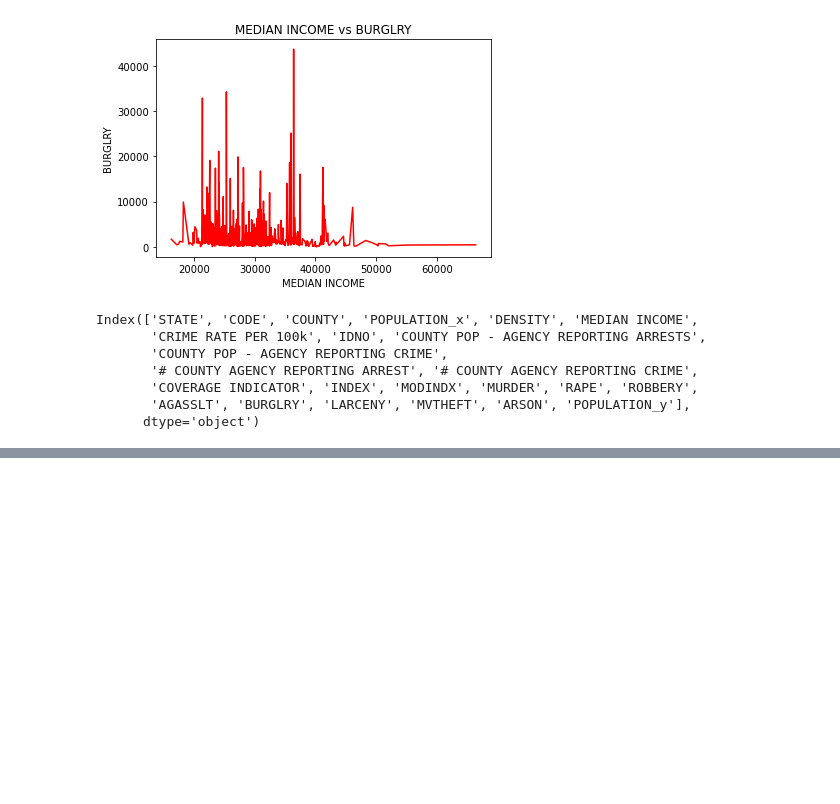
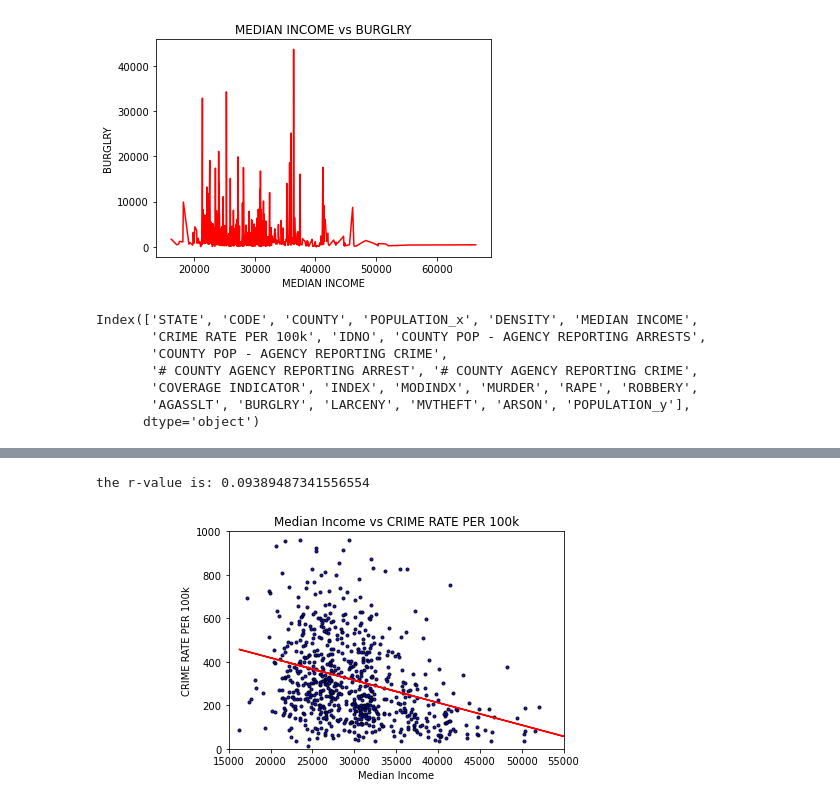
Before and after one commit to melindaeudy/Project_1, a Jupyter notebook: Project_1.ipynb, the cells around one changed output, grey strips where cells are left out. Cells and saved outputs as stored; diff of their text form; code cells hidden in the pictures; blank space fills up the shorter version.

```diff
--- a/Project_1.ipynb
+++ b/Project_1.ipynb
@@ -400,0 +414,26 @@ the r-value is: 0.21533609293507414
+# %%
+x_values = merged_Crime_df["MEDIAN INCOME"]
+y_values = merged_Crime_df["CRIME RATE PER 100k"]
+
+(slope, intercept, rvalue, pvalue, stderr) = linregress(x_values, y_values)
+regress_values = x_values * slope + intercept
+
+line_eq = "y = " + str(round(slope,2)) + "x + " + str(round(intercept,2))
+
+plt.scatter(x_values, y_values, marker=".", facecolors="blue", edgecolors="black", alpha=0.90)
+
+plt.plot(x_values,regress_values,"r-")
+
+plt.annotate(line_eq,(0, 0), fontsize=15,color="red")
+
+plt.title("Median Income vs CRIME RATE PER 100k")
+plt.xlabel("Median Income")
+plt.ylabel("CRIME RATE PER 100k")
+
+plt.xlim(15000, 55000)
+plt.ylim(0, 1000)
+
+print(f'the r-value is: {rvalue**2}')
+# %% [output]
+the r-value is: 0.09389487341556554
+[figure, added]
```
Also changed, not shown: parts of 2 cells of this notebook.
